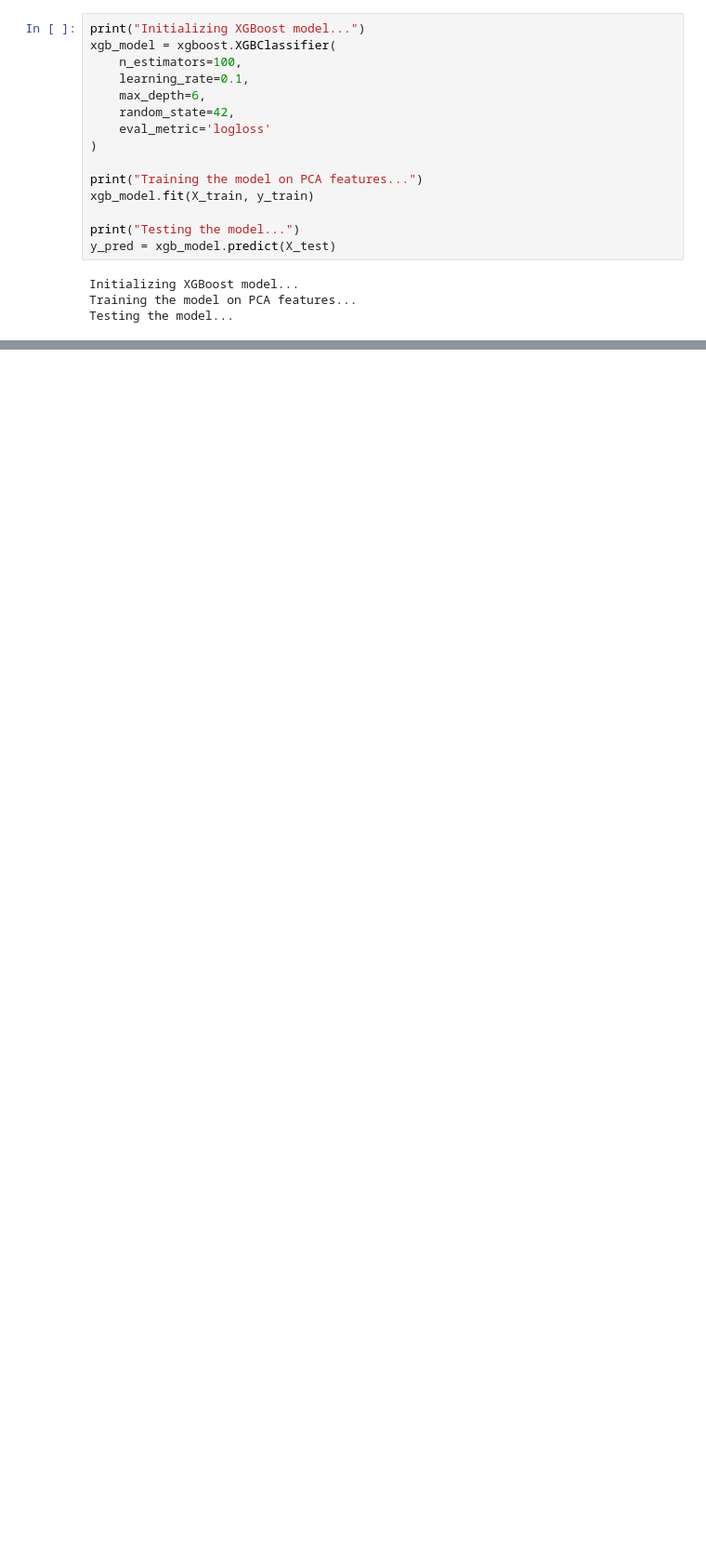
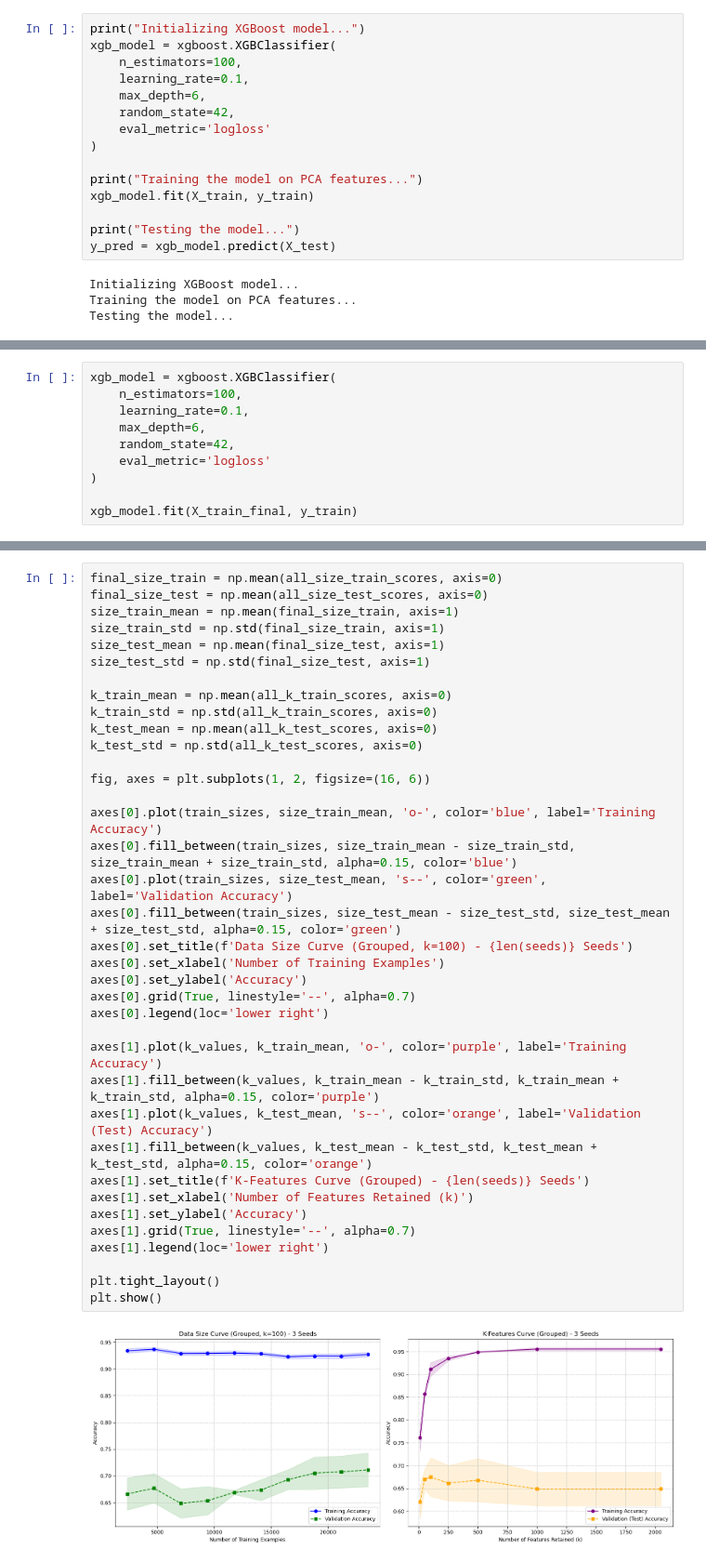
Before and after one commit to swisscatplus/solubility_prediction_nmr, a Jupyter notebook: src/dev/rt_prediction.ipynb, the cells around one changed output, grey strips where cells are left out. Shown at 93% size. Cells and saved outputs as stored; diff of their text form; blank space fills up the shorter version.

```diff
--- a/src/dev/rt_prediction.ipynb
+++ b/src/dev/rt_prediction.ipynb
@@ -1346,0 +1480,10 @@ weighted avg       0.84      0.85      0.84      7386
+# %%
+xgb_model = xgboost.XGBClassifier(
+    n_estimators=100,
+    learning_rate=0.1,
+    max_depth=6,
+    random_state=42,
+    eval_metric='logloss'
+)
+
+xgb_model.fit(X_train_final, y_train)
@@ -1346,0 +1614,39 @@ weighted avg       0.84      0.85      0.84      7386
+# %%
+final_size_train = np.mean(all_size_train_scores, axis=0)
+final_size_test = np.mean(all_size_test_scores, axis=0)
+size_train_mean = np.mean(final_size_train, axis=1)
+size_train_std = np.std(final_size_train, axis=1)
+size_test_mean = np.mean(final_size_test, axis=1)
+size_test_std = np.std(final_size_test, axis=1)
+
+k_train_mean = np.mean(all_k_train_scores, axis=0)
+k_train_std = np.std(all_k_train_scores, axis=0)
+k_test_mean = np.mean(all_k_test_scores, axis=0)
+k_test_std = np.std(all_k_test_scores, axis=0)
+
+fig, axes = plt.subplots(1, 2, figsize=(16, 6))
+
+axes[0].plot(train_sizes, size_train_mean, 'o-', color='blue', label='Training Accuracy')
+axes[0].fill_between(train_sizes, size_train_mean - size_train_std, size_train_mean + size_train_std, alpha=0.15, color='blue')
+axes[0].plot(train_sizes, size_test_mean, 's--', color='green', label='Validation Accuracy')
+axes[0].fill_between(train_sizes, size_test_mean - size_test_std, size_test_mean + size_test_std, alpha=0.15, color='green')
+axes[0].set_title(f'Data Size Curve (Grouped, k=100) - {len(seeds)} Seeds')
+axes[0].set_xlabel('Number of Training Examples')
+axes[0].set_ylabel('Accuracy')
+axes[0].grid(True, linestyle='--', alpha=0.7)
+axes[0].legend(loc='lower right')
+
+axes[1].plot(k_values, k_train_mean, 'o-', color='purple', label='Training Accuracy')
+axes[1].fill_between(k_values, k_train_mean - k_train_std, k_train_mean + k_train_std, alpha=0.15, color='purple')
+axes[1].plot(k_values, k_test_mean, 's--', color='orange', label='Validation (Test) Accuracy')
+axes[1].fill_between(k_values, k_test_mean - k_test_std, k_test_mean + k_test_std, alpha=0.15, color='orange')
+axes[1].set_title(f'K-Features Curve (Grouped) - {len(seeds)} Seeds')
+axes[1].set_xlabel('Number of Features Retained (k)')
+axes[1].set_ylabel('Accuracy')
+axes[1].grid(True, linestyle='--', alpha=0.7)
+axes[1].legend(loc='lower right')
+
+plt.tight_layout()
+plt.show()
+# %% [output]
+[figure, added]
```
Also changed, not shown: parts of 25 cells of this notebook, 14 other files.
